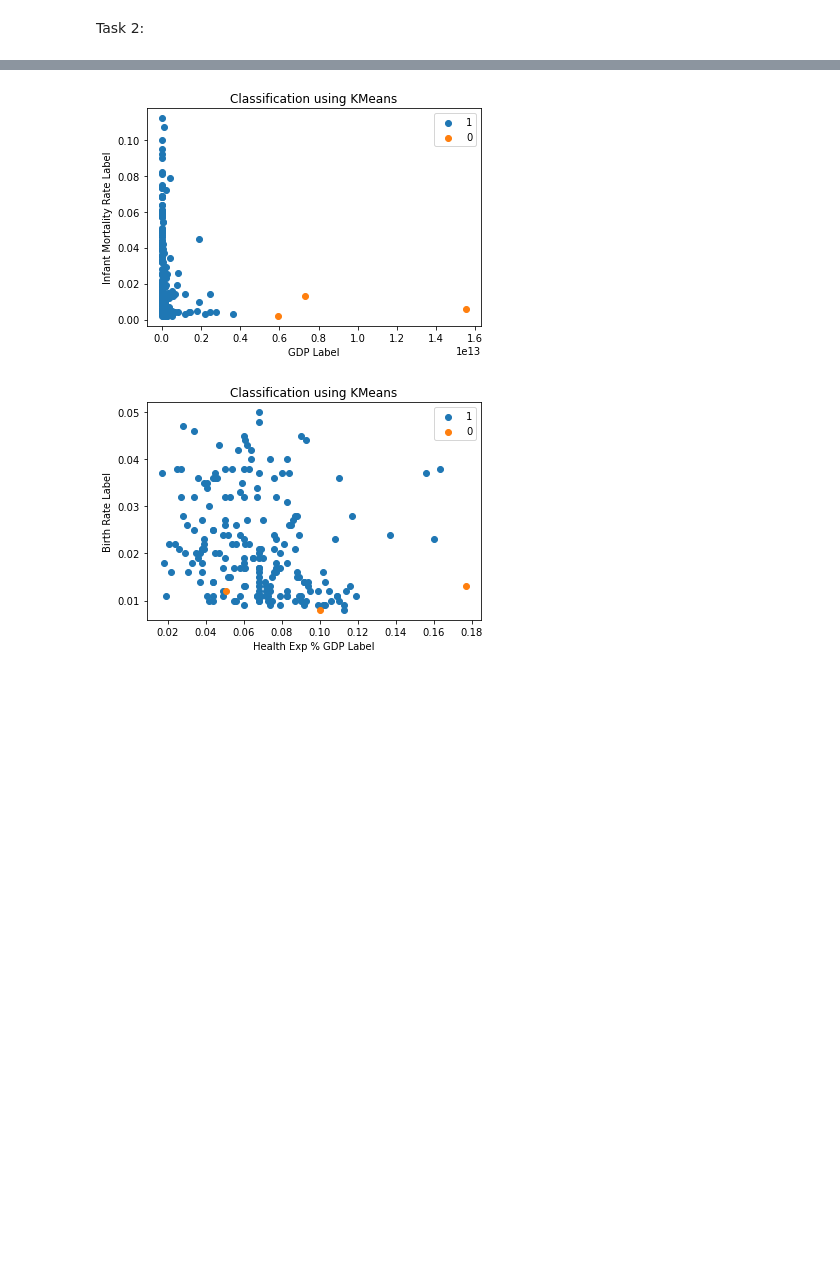
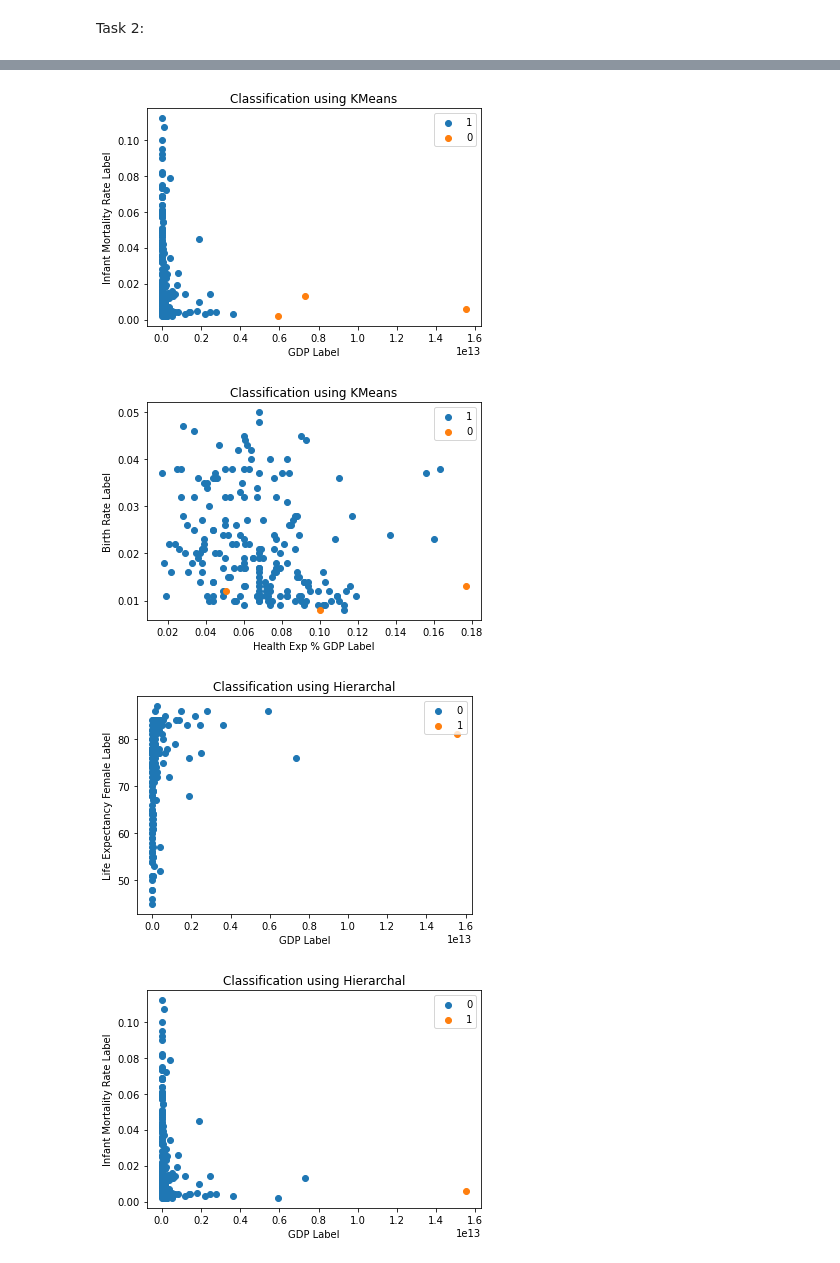
Before and after one commit to glazedonut/IEClusteingAnalysisProject, a Jupyter notebook: report.ipynb, the cells around one changed output, grey strips where cells are left out. Drawn from its saved outputs; the diff is of its cells as text; code cells hidden in the pictures; blank space fills up the shorter version.

```diff
--- a/report.ipynb
+++ b/report.ipynb
@@ -415,6 +451,7 @@ import matplotlib.pyplot as plt
 from sklearn.cluster import KMeans, AgglomerativeClustering
 from sklearn import metrics
 from mpl_toolkits import mplot3d
+from validclust import dunn
 from sklearn.metrics import accuracy_score, f1_score
 df=pd.read_csv('data/World Indicators-clean.csv')
 def create_K_meanselbow_task2(df):
@@ -425,19 +462,38 @@ def create_K_meanselbow_task2(df):
     for i in range(2,15):
         k_means=KMeans(n_clusters=i,init='k-means++',random_state=42)
         k_means.fit(coordinates)
-        silhouette[i]= metrics.silhouette_score(df[[df.columns[5],df.columns[12]]], k_means.labels_)
+        silhouette[i]= metrics.silhouette_score(coordinates, k_means.labels_)
         sse[i]= k_means.inertia_
 
-    print(sse)
-    print("====")
-    print(silhouette)
     max_value = max(silhouette, key=silhouette.get)
-    print(max_value)
+
     k_means=KMeans(n_clusters=max_value,init='k-means++',random_state=42)
+    validate_internal(k_means,coordinates, 'K means')
+
     pred_val=k_means.fit_predict(coordinates)
     df['cluster_class']= pred_val
     return df
 
+def validate_internal(cluster, coordinates,method):
+    cluster.fit(coordinates)
+    print('CH Ratio World Indicators Data for ',method,': '+ str(metrics.calinski_harabasz_score(coordinates, cluster.labels_)))
+    dist = metrics.pairwise_distances(coordinates)
+    dunnindex = dunn(dist, cluster.labels_)
+    print('Dunn Index World Indicators Data for ',method,': '+ str(dunnindex))
+    print('\n\n\n\n\n')
+def create_hiearchal_Classification_task2(df):
+
+    coordinates=df.loc[:, 'Birth Rate':'Population Urban']
+    silhouette = {}
+    for i in range(2,15):
+        hier=AgglomerativeClustering(n_clusters=i,affinity='euclidean',linkage='ward')
+        silhouette[i]= metrics.silhouette_score(coordinates, hier.fit_predict(coordinates))
+    max_value = max(silhouette, key=silhouette.get)
+    clusters=AgglomerativeClustering(n_clusters=max_value,affinity='euclidean',linkage='ward')
+    validate_internal(clusters, coordinates, 'Hierarchal')
+    df['cluster_class']=clusters.fit_predict(coordinates)
+
+    return df
 def create_2dscatter(data, method,col1,col2):
     fig = plt.figure()
     ax = fig.add_subplot(111)
@@ -449,7 +505,23 @@ def create_2dscatter(data, method,col1,col2):
     ax.set_ylabel(data.columns[col2]+' Label')
     ax.legend()
 df2=create_K_meanselbow_task2(df)
+
+print('List of countries classified as 0 from Kmeans')
+print(list(df2.loc[df2['cluster_class']==0]['Country']))
+print('\n\n\n\n\n\n\n\n\n')
+print('List of countries classified as 1 from Kmeans')
+print(list(df2.loc[df2['cluster_class']==1]['Country']))
+print('\n\n\n\n\n\n\n\n\n')
 create_2dscatter(df2,'KMeans',5,12)
 create_2dscatter(df2,'KMeans',5,9)
 create_2dscatter(df2,'KMeans',6,1)
+df2=create_hiearchal_Classification_task2(df)
+print('List of countries classified as 0 from Hierarchal')
+print(list(df2.loc[df2['cluster_class']==0]['Country']))
+print('\n\n\n\n\n\n\n\n\n')
+print('List of countries classified as 1 from Hierarchal')
+print(list(df2.loc[df2['cluster_class']==1]['Country']))
+create_2dscatter(df2,'Hierarchal',5,12)
+create_2dscatter(df2,'Hierarchal',5,9)
+create_2dscatter(df2,'Hierarchal',6,1)
 # %% [output]
@@ -460,3 +545,5 @@ create_2dscatter(df2,'KMeans',6,1)
 [figure]
 [figure]
 [figure]
+[figure, added]
+[figure, added]
```
Also changed, not shown: parts of 4 cells of this notebook.
